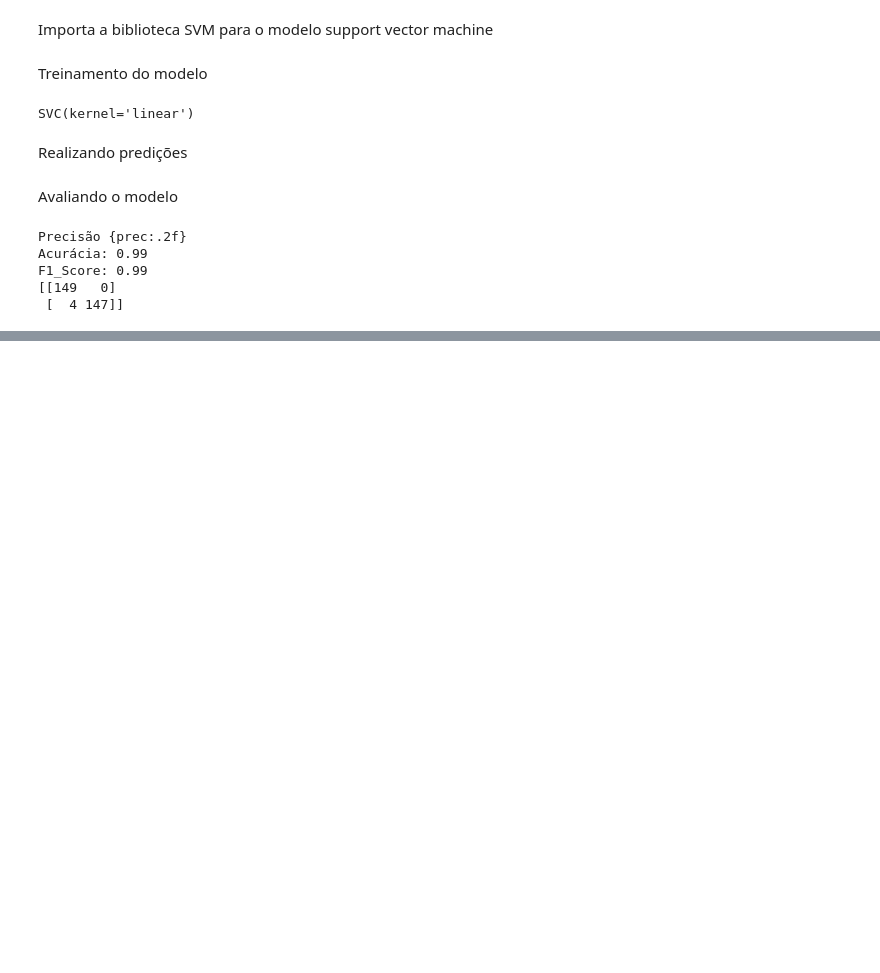
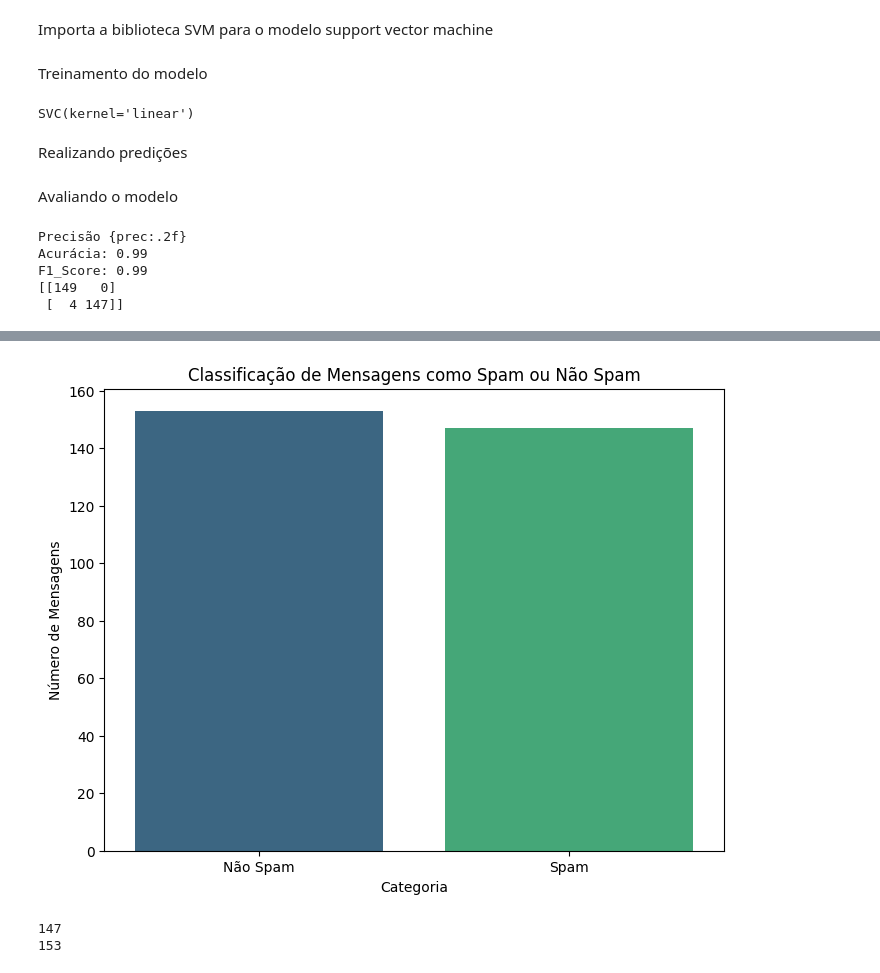
Before and after one commit to kaualayon/codigo_IABD2024, a Jupyter notebook: Aula07/codigo2.ipynb, the cells around one changed output, grey strips where cells are left out. Drawn from its saved outputs; the diff is of its cells as text; code cells hidden in the pictures; blank space fills up the shorter version.

```diff
--- a/Aula07/codigo2.ipynb
+++ b/Aula07/codigo2.ipynb
@@ -95,0 +107,18 @@ F1_Score: 0.99
+# %%
+# Contagem de predições
+spam_count = sum(y_prev)
+non_spam_count = len(y_prev) - spam_count
+
+# Plotando o gráfico de barras
+plt.figure(figsize=(8, 6))
+sns.barplot(x=['Não Spam', 'Spam'], y=[non_spam_count, spam_count], palette='viridis') # palete cor do heat map
+plt.xlabel('Categoria')
+plt.ylabel('Número de Mensagens')
+plt.title('Classificação de Mensagens como Spam ou Não Spam')
+plt.show()
+print(spam_count)
+print(non_spam_count)
+# %% [output]
+[figure, added]
+147
+153
```
Also changed, not shown: parts of 1 cell of this notebook.
